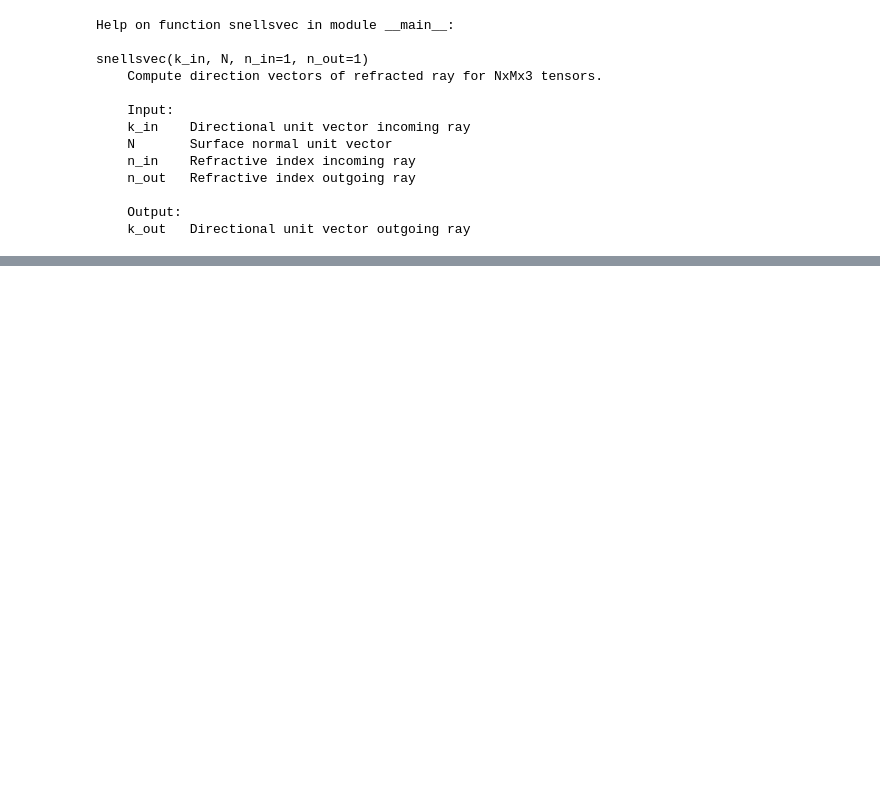
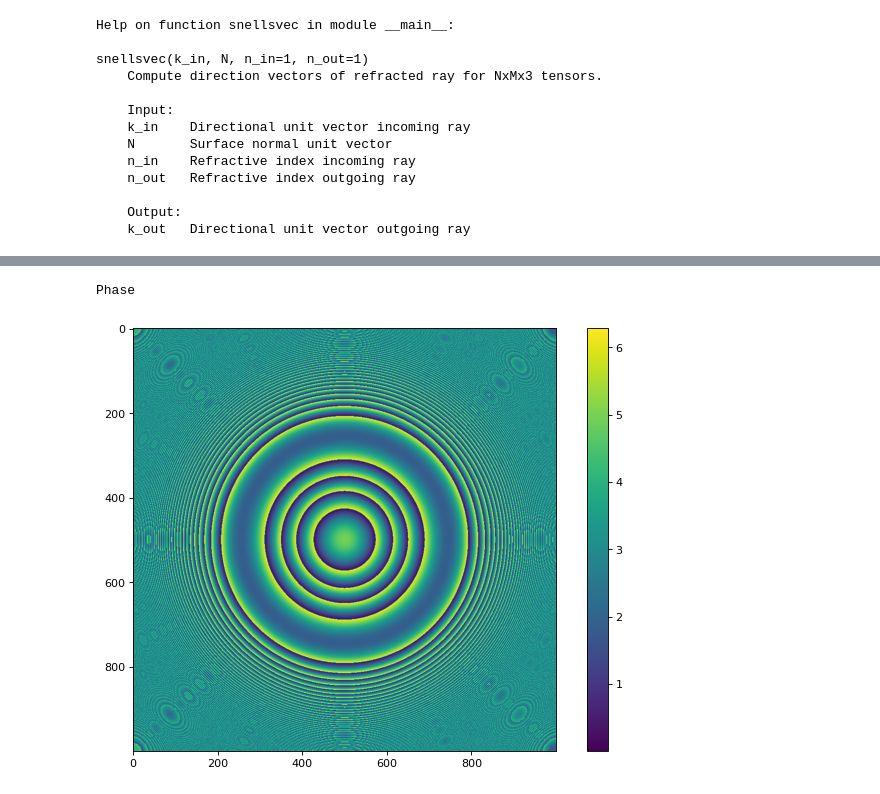
Before and after one commit to IvoVellekoop/raylearn, a Jupyter notebook: raylearn.ipynb, the cells around one changed output, grey strips where cells are left out. Drawn from its saved outputs; the diff is of its cells as text; code cells hidden in the pictures; blank space fills up the shorter version.

```diff
--- a/raylearn.ipynb
+++ b/raylearn.ipynb
@@ -497,0 +666,25 @@ Ground truth: d = 0.1700
+# %%
+pscreen_np = stuff[0].numpy()
+total_pathlength_np = total_pathlength.squeeze().numpy()
+
+total_pathlength_np.shape
+pscreen_np[:,:,0].shape
+
+newsize = 1000
+f = interp.interp2d(pscreen_np[:,:,0], pscreen_np[:,:,1], total_pathlength_np, kind='cubic')
+x = np.linspace(pscreen_np[0,0,0], pscreen_np[-1,-1,0], newsize)
+y = np.linspace(pscreen_np[0,0,1], pscreen_np[-1,-1,1], newsize)
+pathlength_np = f(x, y)
+
+wavelength = 630e-6
+phase_np = 2*math.pi * np.mod(pathlength_np, wavelength)/wavelength
+
+print('\nPhase')
+fig = plt.figure(figsize=(10,7))
+fig.dpi = 80
+plt.imshow(phase_np)
+plt.colorbar()
+plt.show()
+# %% [output]
+Phase
+[figure, added]
```
Also changed, not shown: parts of 7 cells of this notebook, 2 other files.
